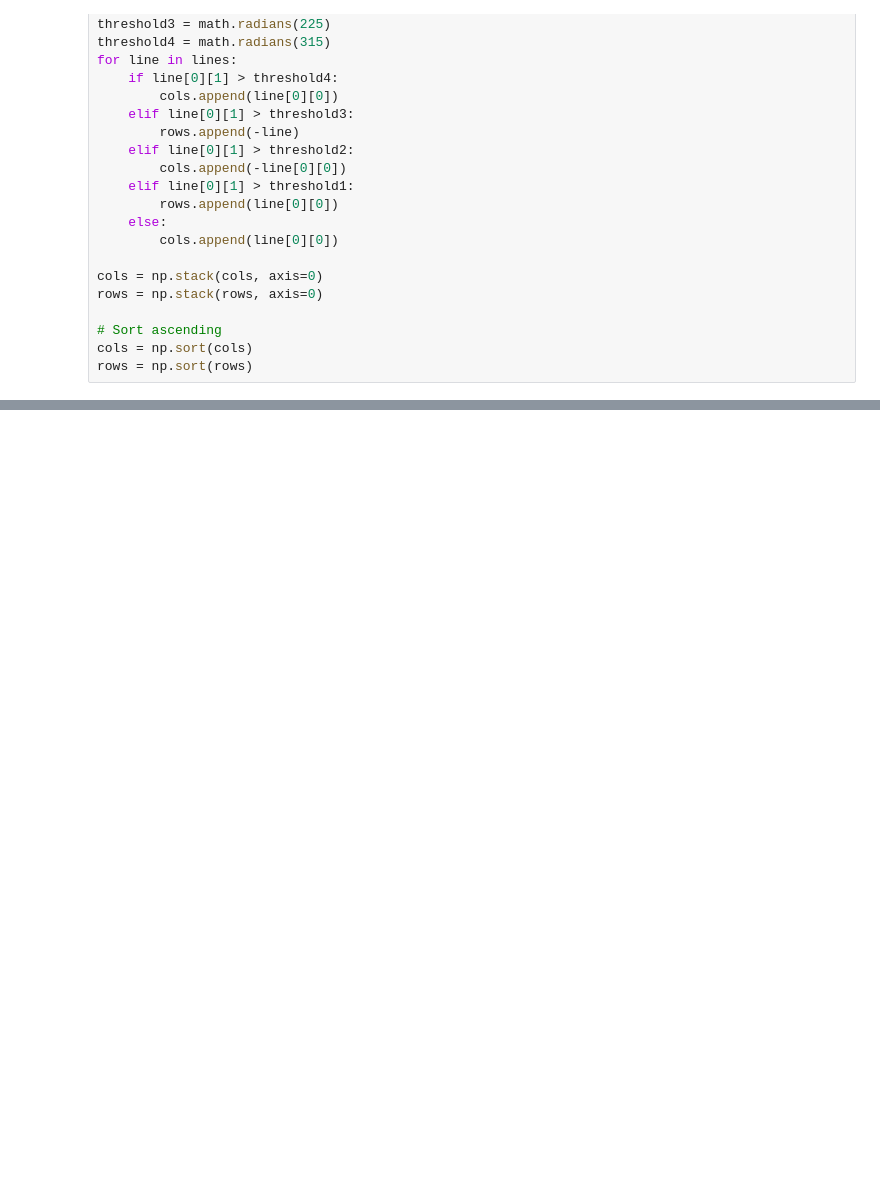
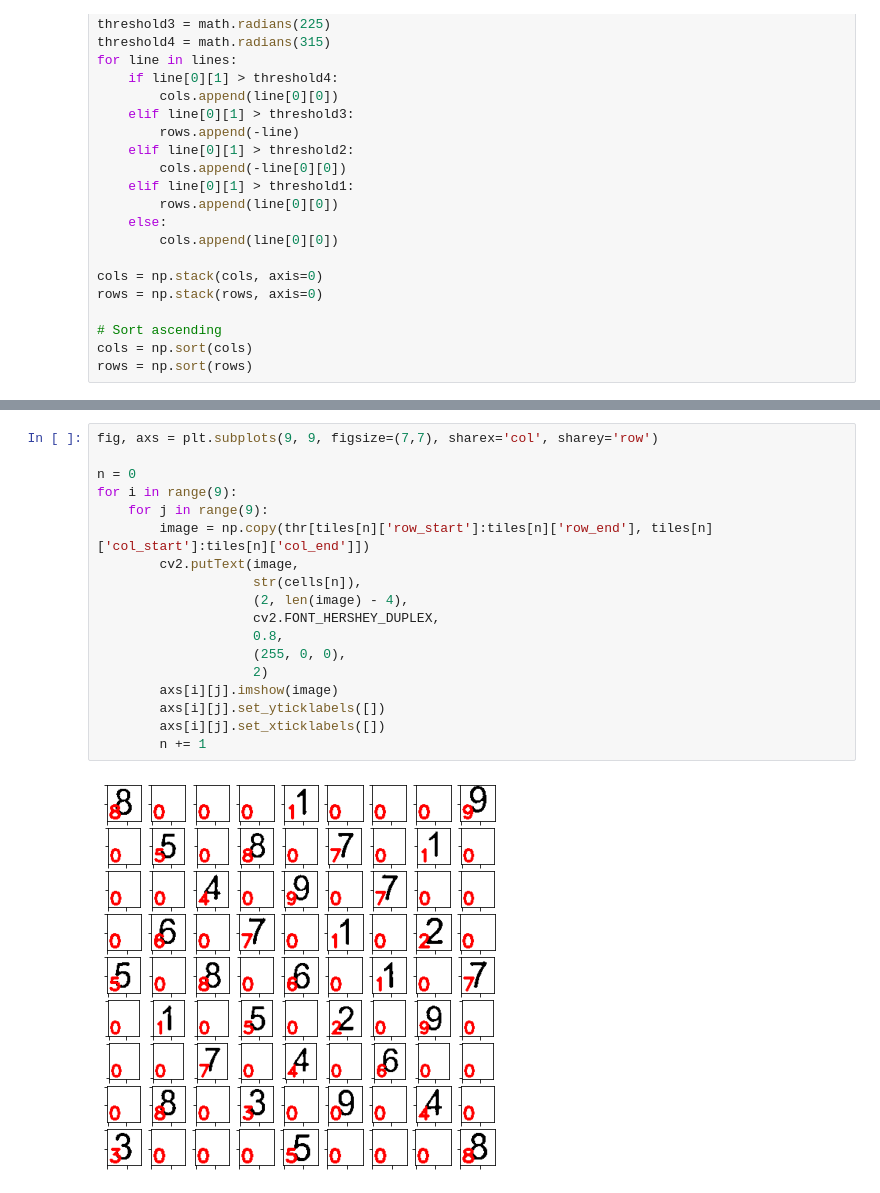
Before and after one commit to niklastanner/puzzle-solver, a Jupyter notebook: PoC/notebooks/Sudoku Recognizer.ipynb, the cells around one changed output, grey strips where cells are left out. Saved outputs shown, nothing was run; the diff lists cells and outputs as text; blank space fills up the shorter version.

```diff
--- a/PoC/notebooks/Sudoku Recognizer.ipynb
+++ b/PoC/notebooks/Sudoku Recognizer.ipynb
@@ -340,0 +402,20 @@ for i in range(9):
+# %%
+fig, axs = plt.subplots(9, 9, figsize=(7,7), sharex='col', sharey='row')
+
+n = 0
+for i in range(9):
+    for j in range(9):
+        image = np.copy(thr[tiles[n]['row_start']:tiles[n]['row_end'], tiles[n]['col_start']:tiles[n]['col_end']])
+        cv2.putText(image,
+                    str(cells[n]),
+                    (2, len(image) - 4),
+                    cv2.FONT_HERSHEY_DUPLEX,
+                    0.8,
+                    (255, 0, 0),
+                    2)
+        axs[i][j].imshow(image)
+        axs[i][j].set_yticklabels([])
+        axs[i][j].set_xticklabels([])
+        n += 1
+# %% [output]
+[figure, added]
```
Also changed, not shown: parts of 7 cells of this notebook.
